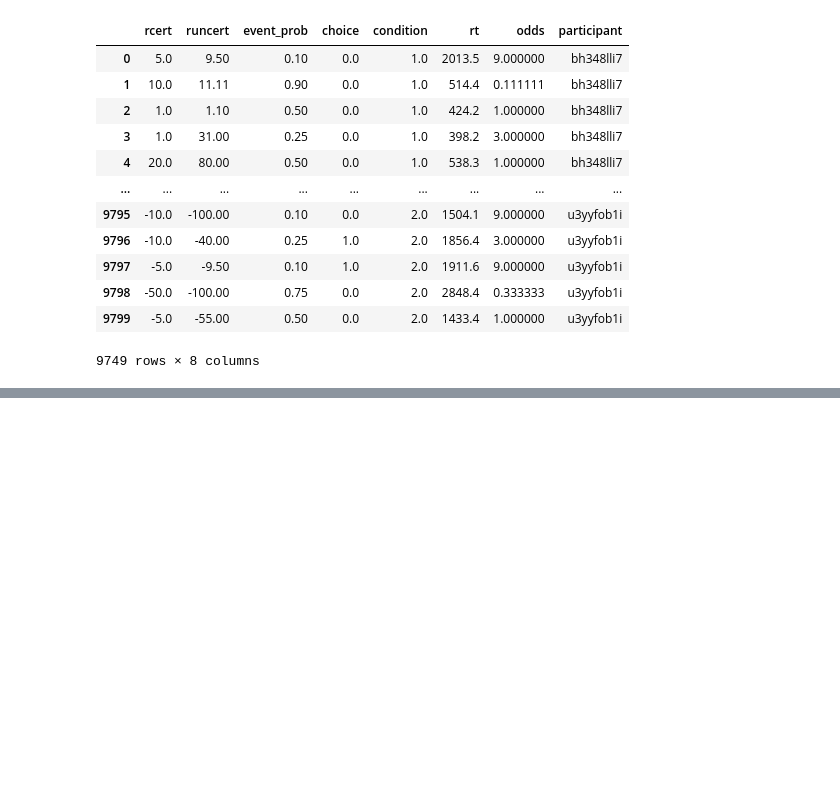
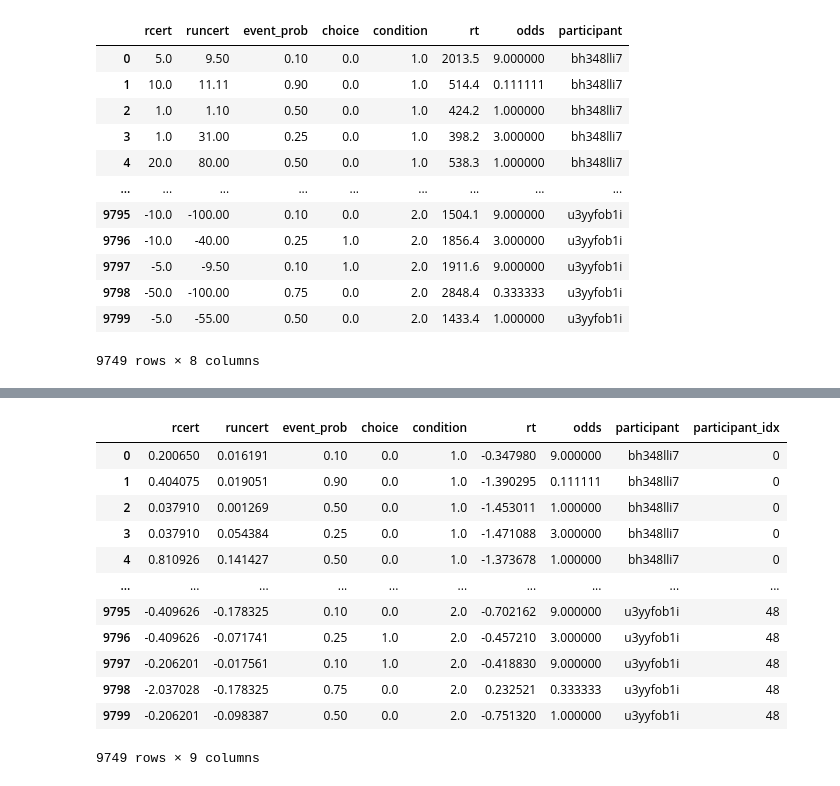
Before and after one commit to PrioteasaAndrei/comp-cogsci-delay-discounting, a Jupyter notebook: src/probabilistic_discounting.ipynb, the cells around one changed output, grey strips where cells are left out. Cells and saved outputs as stored; diff of their text form; code cells hidden in the pictures; blank space fills up the shorter version.

```diff
--- a/src/probabilistic_discounting.ipynb
+++ b/src/probabilistic_discounting.ipynb
@@ -58,0 +57,29 @@ with pm.Model() as model:
+# %%
+# Extract participant information
+participants = df["participant"].unique()
+n_participants = len(participants)
+
+# Convert participant IDs to integer indices
+participant_idx = {pid: i for i, pid in enumerate(participants)}
+df["participant_idx"] = df["participant"].map(participant_idx)
+
+# standarize rewards and reaction times
+df["rcert"] = (df["rcert"] - df["rcert"].mean()) / df["rcert"].std()
+df["runcert"] = (df["runcert"] - df["runcert"].mean()) / df["runcert"].std()
+df["rt"] = (df["rt"] - df["rt"].mean()) / df["rt"].std()
+
+df
+# %% [output]
+|  | rcert | runcert | event_prob | choice | condition | rt | odds | participant | participant_idx |
+| 0 | 0.200650 | 0.016191 | 0.10 | 0.0 | 1.0 | -0.347980 | 9.000000 | bh348lli7 | 0 |
+| 1 | 0.404075 | 0.019051 | 0.90 | 0.0 | 1.0 | -1.390295 | 0.111111 | bh348lli7 | 0 |
+| 2 | 0.037910 | 0.001269 | 0.50 | 0.0 | 1.0 | -1.453011 | 1.000000 | bh348lli7 | 0 |
+| 3 | 0.037910 | 0.054384 | 0.25 | 0.0 | 1.0 | -1.471088 | 3.000000 | bh348lli7 | 0 |
+| 4 | 0.810926 | 0.141427 | 0.50 | 0.0 | 1.0 | -1.373678 | 1.000000 | bh348lli7 | 0 |
+| ... | ... | ... | ... | ... | ... | ... | ... | ... | ... |
+| 9795 | -0.409626 | -0.178325 | 0.10 | 0.0 | 2.0 | -0.702162 | 9.000000 | u3yyfob1i | 48 |
+| 9796 | -0.409626 | -0.071741 | 0.25 | 1.0 | 2.0 | -0.457210 | 3.000000 | u3yyfob1i | 48 |
+| 9797 | -0.206201 | -0.017561 | 0.10 | 1.0 | 2.0 | -0.418830 | 9.000000 | u3yyfob1i | 48 |
+| 9798 | -2.037028 | -0.178325 | 0.75 | 0.0 | 2.0 | 0.232521 | 0.333333 | u3yyfob1i | 48 |
+| 9799 | -0.206201 | -0.098387 | 0.50 | 0.0 | 2.0 | -0.751320 | 1.000000 | u3yyfob1i | 48 |
+9749 rows × 9 columns
```
Also changed, not shown: parts of 8 cells of this notebook, 1 other file.
